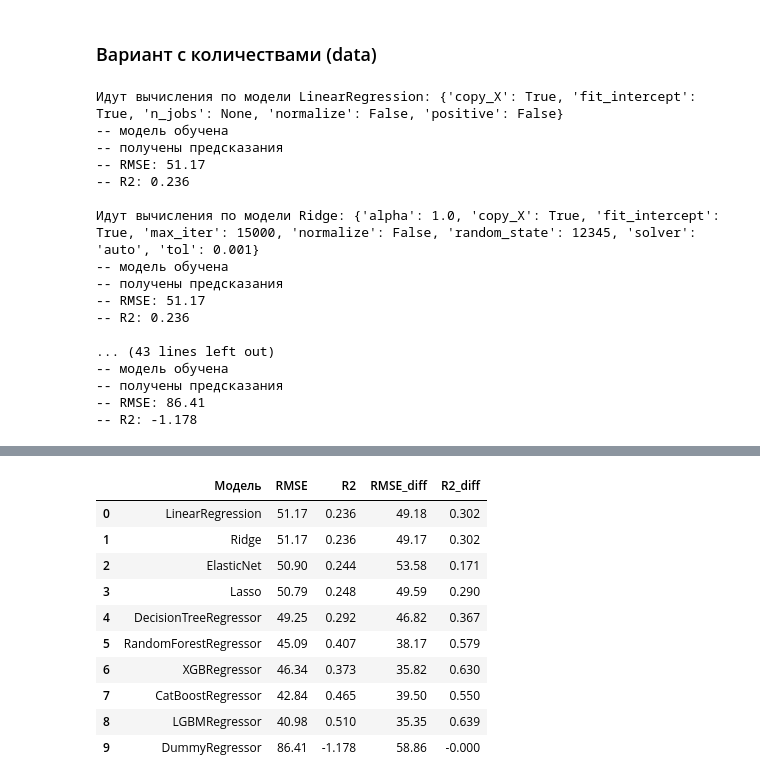
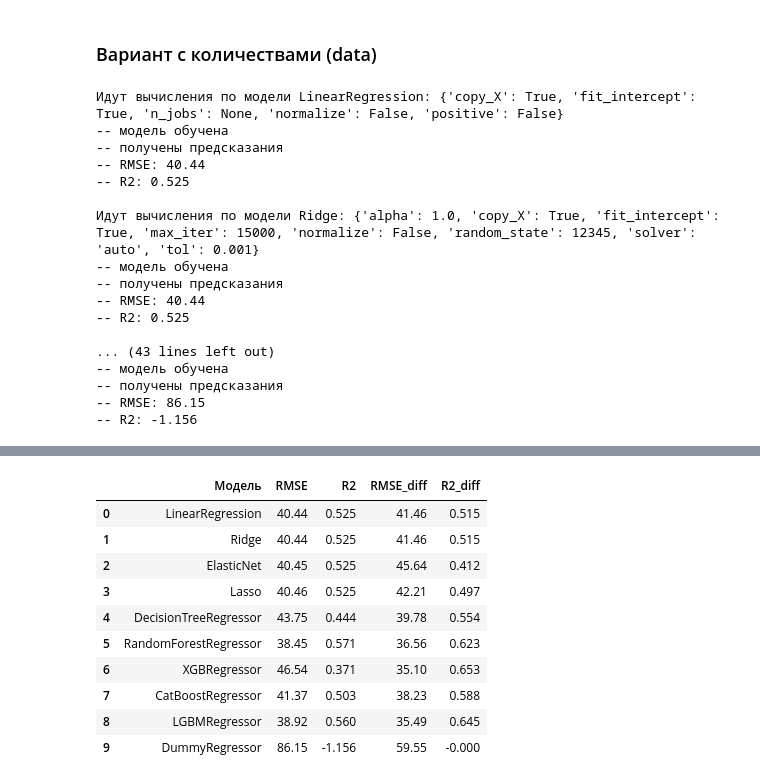
Before and after one commit to Jonzzi/yandex_practicum, a Jupyter notebook: taxi_orders/Yumagulov_Taxi_Orders.ipynb, the cells around one changed output, grey strips where cells are left out. Cells and saved outputs as stored; diff of their text form; code cells hidden in the pictures.

```diff
--- a/taxi_orders/Yumagulov_Taxi_Orders.ipynb
+++ b/taxi_orders/Yumagulov_Taxi_Orders.ipynb
@@ -158,8 +165,8 @@ diff_data.plot(figsize=[12,9], title='Разности временного ря
 # %%
 def make_features(dt, max_lag, rolling_mean_size):
     dt['hour'] = dt.index.hour
-    dt['month'] = dt.index.month
-    dt['day'] = dt.index.day
+#    dt['month'] = dt.index.month
+#    dt['day'] = dt.index.day
     dt['dayofweek'] = dt.index.dayofweek
     for lag in range(1, max_lag + 1):
         dt['lag_{}'.format(lag)] = dt['num_orders'].shift(lag)
@@ -168,9 +175,10 @@ def make_features(dt, max_lag, rolling_mean_size):
 
 diff_data = make_features(diff_data, ML, RMS)
 # %%
+display(diff_data.head())
+diff_data = diff_data.dropna()
 train, test = train_test_split(diff_data, shuffle=False, test_size=0.1)
-train = train.dropna()
-test = test.dropna()
+
 print('Размерность обучающей выборки:', train.shape)
 print('Размерность тестовой выборки:', test.shape)
 train_features = train.drop(['num_orders'], axis=1)
@@ -217,10 +232,14 @@ Wall time: 1min 42s
 ### Вариант с количествами (data)
 # %%
 true_data = make_features(data, ML, RMS)
+display(true_data.head())
+true_data = true_data.dropna()
 
 true_train, true_test = train_test_split(true_data, shuffle=False, test_size=0.1)
-true_train = true_train.dropna()
-true_test = true_test.dropna()
+
+confidence_interval = st.t.interval(0.9999, true_train.shape[0]-1, true_train['num_orders'].mean(), true_train['num_orders'].sem())
+print('99.99%-ый доверительный интервал:', confidence_interval) # не использовал, т.к. непригодно
+
 print('Размерность обучающей выборки:', true_train.shape)
 print('Размерность тестовой выборки:', true_test.shape)
 true_train_features = true_train.drop(['num_orders'], axis=1)
@@ -376,12 +403,12 @@ for md in model_list:
     for i in range(test_target.shape[0]):
         ind = diff_test_target.index[i]
         if i==0:
-            diff_test_target.loc[ind, 'num_orders'] = diff_test_target.loc[ind, 'pred'] + last_num # первое значение берем из предсказания и последнегозначения
+            diff_test_target.loc[ind, 'num_orders'] = diff_test_target.loc[ind, 'pred'] + last_num * K1 # первое значение берем из предсказания и последнегозначения
         else:
-            diff_test_target.loc[ind, 'num_orders'] = diff_test_target.loc[ind, 'pred'] + diff_test_target.loc[diff_test_target.index[i-1], 'num_orders'] # добавляем предсказанную разницу к предыдущему значению
+            diff_test_target.loc[ind, 'num_orders'] = K3 * (diff_test_target.loc[ind, 'pred'] + diff_test_target.loc[diff_test_target.index[i-1], 'num_orders'] * K2) # добавляем предсказанную разницу к предыдущему значению
 
 # Выводим результаты
-    diff_test_target['2018-08-14':'2018-08-23'].drop('pred', axis=1).plot(figsize=[12,9], title='Количества заказов такси, целевые и предсказанные моделью {}'.format(md), xlabel='Время заказа', ylabel='Количество заказов')
+    diff_test_target['2018-08-14':'2018-08-23'].drop('pred', axis=1).plot(figsize=[12,9], title='Количества заказов такси, целевые и предсказанные моделью {} (восстановление из разностей с учетом поправочных коэффициентов)'.format(md), xlabel='Время заказа', ylabel='Количество заказов')
     diff_test_target['error'] = diff_test_target['target'] - diff_test_target['num_orders']
     print('Сравнение данных по результату предсказания модели {}:'.format(md))
     display(diff_test_target.head())
@@ -439,7 +472,7 @@ models = [LinearRegression(),
           ElasticNet(),
           Lasso(random_state=RS, max_iter=1000),
           DecisionTreeRegressor(random_state=RS, max_depth=8),
-          RandomForestRegressor(random_state=RS, n_estimators=200, max_depth=10),
+          RandomForestRegressor(random_state=RS, n_estimators=200, max_depth=16),
           XGBRegressor(),
           CatBoostRegressor(loss_function='RMSE', l2_leaf_reg=8, learning_rate=0.15, bootstrap_type='MVS', depth=16, grow_policy='Lossguide', iterations=100, silent=True, random_seed=RS),
           LGBMRegressor(objective="regression_l2", n_estimators=100, random_state=RS),
@@ -484,18 +517,18 @@ display(delta_results)
 Идут вычисления по модели LinearRegression: {'copy_X': True, 'fit_intercept': True, 'n_jobs': None, 'normalize': False, 'positive': False}
 -- модель обучена
 -- получены предсказания
--- RMSE: 51.17
--- R2: 0.236
+-- RMSE: 40.44
+-- R2: 0.525
 
 Идут вычисления по модели Ridge: {'alpha': 1.0, 'copy_X': True, 'fit_intercept': True, 'max_iter': 15000, 'normalize': False, 'random_state': 12345, 'solver': 'auto', 'tol': 0.001}
 -- модель обучена
 -- получены предсказания
--- RMSE: 51.17
--- R2: 0.236
+-- RMSE: 40.44
+-- R2: 0.525
 
 ... (43 lines left out)
 -- модель обучена
 -- получены предсказания
--- RMSE: 86.41
--- R2: -1.178
+-- RMSE: 86.15
+-- R2: -1.156
 |  | Модель | RMSE | R2 | Время_обучения | Время_предсказания | Гиперпараметры | Модель_пригодна |
@@ -512,11 +545,11 @@ display(delta_results)
 |  | Модель | RMSE | R2 | RMSE_diff | R2_diff |
-| 0 | LinearRegression | 51.17 | 0.236 | 49.18 | 0.302 |
-| 1 | Ridge | 51.17 | 0.236 | 49.17 | 0.302 |
-| 2 | ElasticNet | 50.90 | 0.244 | 53.58 | 0.171 |
-| 3 | Lasso | 50.79 | 0.248 | 49.59 | 0.290 |
-| 4 | DecisionTreeRegressor | 49.25 | 0.292 | 46.82 | 0.367 |
-| 5 | RandomForestRegressor | 45.09 | 0.407 | 38.17 | 0.579 |
-| 6 | XGBRegressor | 46.34 | 0.373 | 35.82 | 0.630 |
-| 7 | CatBoostRegressor | 42.84 | 0.465 | 39.50 | 0.550 |
-| 8 | LGBMRegressor | 40.98 | 0.510 | 35.35 | 0.639 |
-| 9 | DummyRegressor | 86.41 | -1.178 | 58.86 | -0.000 |
+| 0 | LinearRegression | 40.44 | 0.525 | 41.46 | 0.515 |
+| 1 | Ridge | 40.44 | 0.525 | 41.46 | 0.515 |
+| 2 | ElasticNet | 40.45 | 0.525 | 45.64 | 0.412 |
+| 3 | Lasso | 40.46 | 0.525 | 42.21 | 0.497 |
+| 4 | DecisionTreeRegressor | 43.75 | 0.444 | 39.78 | 0.554 |
+| 5 | RandomForestRegressor | 38.45 | 0.571 | 36.56 | 0.623 |
+| 6 | XGBRegressor | 46.54 | 0.371 | 35.10 | 0.653 |
+| 7 | CatBoostRegressor | 41.37 | 0.503 | 38.23 | 0.588 |
+| 8 | LGBMRegressor | 38.92 | 0.560 | 35.49 | 0.645 |
+| 9 | DummyRegressor | 86.15 | -1.156 | 59.55 | -0.000 |
```
Also changed, not shown: parts of 15 cells of this notebook.
